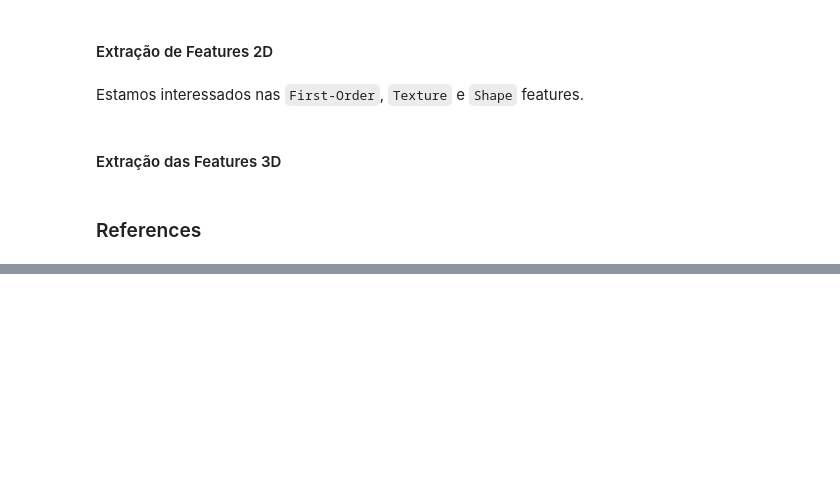
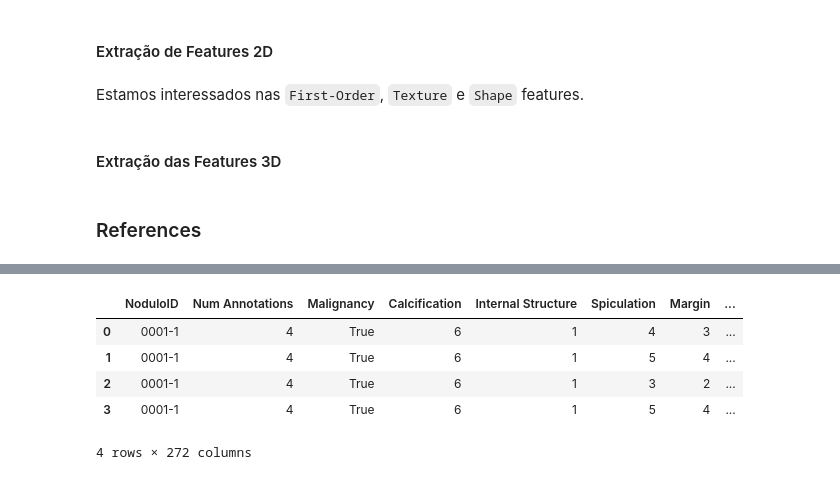
Before and after one commit to francisca005/Lung-Cancer-Classification, a Jupyter notebook: notebook.ipynb, the cells around one changed output, grey strips where cells are left out. Cells and saved outputs as stored; diff of their text form; code cells hidden in the pictures; blank space fills up the shorter version.

Commit message:
Atualização do notebook com novas secções de merge

```diff
--- a/notebook.ipynb
+++ b/notebook.ipynb
@@ -1402,0 +1405,4 @@ with silence_all_output():
+# %%
+df2d = pd.read_csv("radiomics_features_2d.csv")
+df3d = pd.read_csv("radiomics_features_3d.csv")
+df_ann = pd.read_csv("final.csv")
@@ -1402,0 +1468,2 @@ with silence_all_output():
+# %%
+df_ann["Annotation_ID"] = df_ann.groupby("NoduloID").cumcount() + 1
@@ -1402,0 +1504,15 @@ with silence_all_output():
+# %%
+df_merged = (
+    df_ann
+    .merge(df2d, on=["NoduloID", "Annotation_ID"], how="inner", suffixes=("_ann", "_2d"))
+    .merge(df3d, on=["NoduloID", "Annotation_ID"], how="inner", suffixes=("", "_3d"))
+)
+# %%
+df_merged.head()
+# %% [output]
+|  | NoduloID | Num Annotations | Malignancy | Calcification | Internal Structure | Spiculation | Margin | ... |
+| 0 | 0001-1 | 4 | True | 6 | 1 | 4 | 3 | ... |
+| 1 | 0001-1 | 4 | True | 6 | 1 | 5 | 4 | ... |
+| 2 | 0001-1 | 4 | True | 6 | 1 | 3 | 2 | ... |
+| 3 | 0001-1 | 4 | True | 6 | 1 | 5 | 4 | ... |
+4 rows × 272 columns
```
Also changed, not shown: parts of 8 cells of this notebook.
